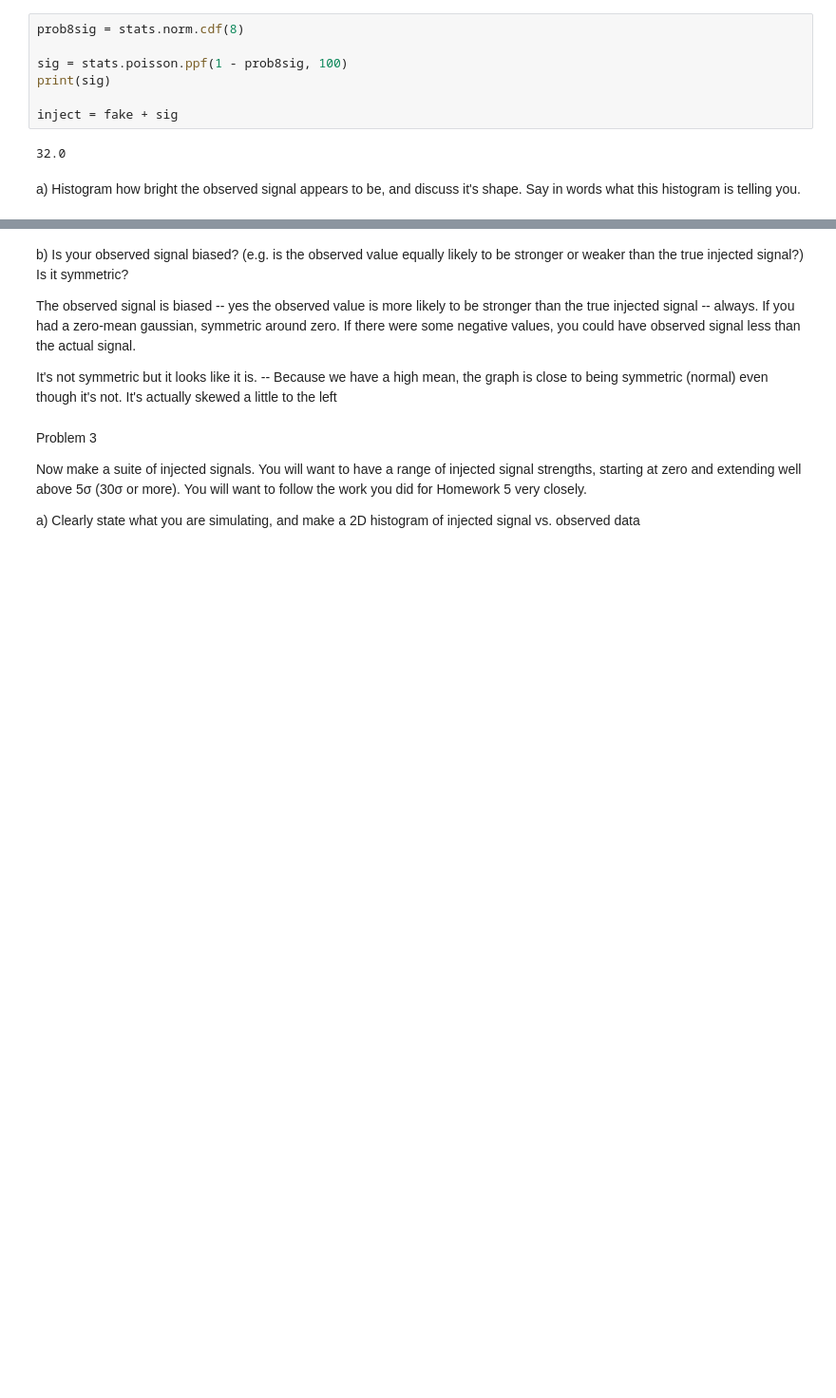
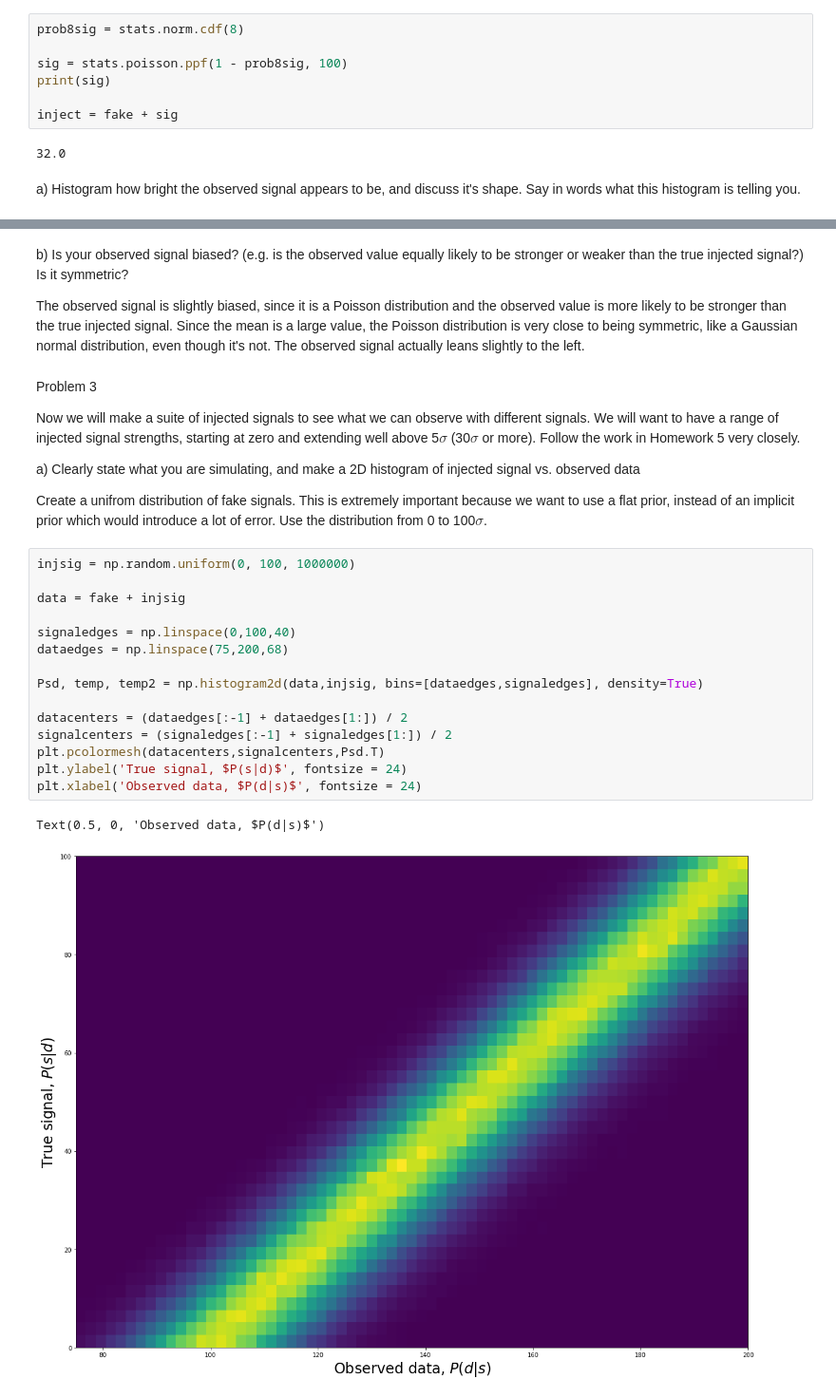
Before and after one commit to kgong13/phys434, a Jupyter notebook: lab6.ipynb, the cells around one changed output, grey strips where cells are left out. Shown at 95% size. Drawn from its saved outputs; the diff is of its cells as text; blank space fills up the shorter version.

```diff
--- a/lab6.ipynb
+++ b/lab6.ipynb
@@ -81,13 +84,30 @@ It has the same shape, it's just shifted up by 32 points.
 # %% [markdown]
 b) Is your observed signal biased? (e.g. is the observed value equally likely to be stronger or weaker than the true injected signal?) Is it symmetric?
 
-The observed signal is biased -- yes the observed value is more likely to be stronger than the true injected signal -- always.
-If you had a zero-mean gaussian, symmetric around zero. If there were some negative values, you could have observed signal less than the actual signal.
-
-It's not symmetric but it looks like it is. -- Because we have a high mean, the graph is close to being symmetric (normal) even though it's not. It's actually skewed a little to the left
+The observed signal is slightly biased, since it is a Poisson distribution and the observed value is more likely to be stronger than the true injected signal. Since the mean is a large value, the Poisson distribution is very close to being symmetric, like a Gaussian normal distribution, even though it's not. The observed signal actually leans slightly to the left.
 # %% [markdown]
 Problem 3
 
-Now make a suite of injected signals. You will want to have a range of injected signal strengths, starting at zero and extending well above 5σ (30σ or more). You will want to follow the work you did for Homework 5 very closely.
+Now we will make a suite of injected signals to see what we can observe with different signals. We will want to have a range of injected signal strengths, starting at zero and extending well above 5$σ$ (30$σ$ or more). Follow the work in Homework 5 very closely.
 
 a) Clearly state what you are simulating, and make a 2D histogram of injected signal vs. observed data
+
+Create a unifrom distribution of fake signals. This is extremely important because we want to use a flat prior, instead of an implicit prior which would introduce a lot of error. Use the distribution from 0 to 100$σ$.
+# %%
+injsig = np.random.uniform(0, 100, 1000000)
+
+data = fake + injsig
+
+signaledges = np.linspace(0,100,40)
+dataedges = np.linspace(75,200,68)
+
+Psd, temp, temp2 = np.histogram2d(data,injsig, bins=[dataedges,signaledges], density=True)
+
+datacenters = (dataedges[:-1] + dataedges[1:]) / 2
+signalcenters = (signaledges[:-1] + signaledges[1:]) / 2
+plt.pcolormesh(datacenters,signalcenters,Psd.T)
+plt.ylabel('True signal, $P(s|d)$', fontsize = 24)
+plt.xlabel('Observed data, $P(d|s)$', fontsize = 24)
+# %% [output]
+Text(0.5, 0, 'Observed data, $P(d|s)$')
+[figure, added]
```
Also changed, not shown: parts of 15 cells of this notebook, 1 other file.
